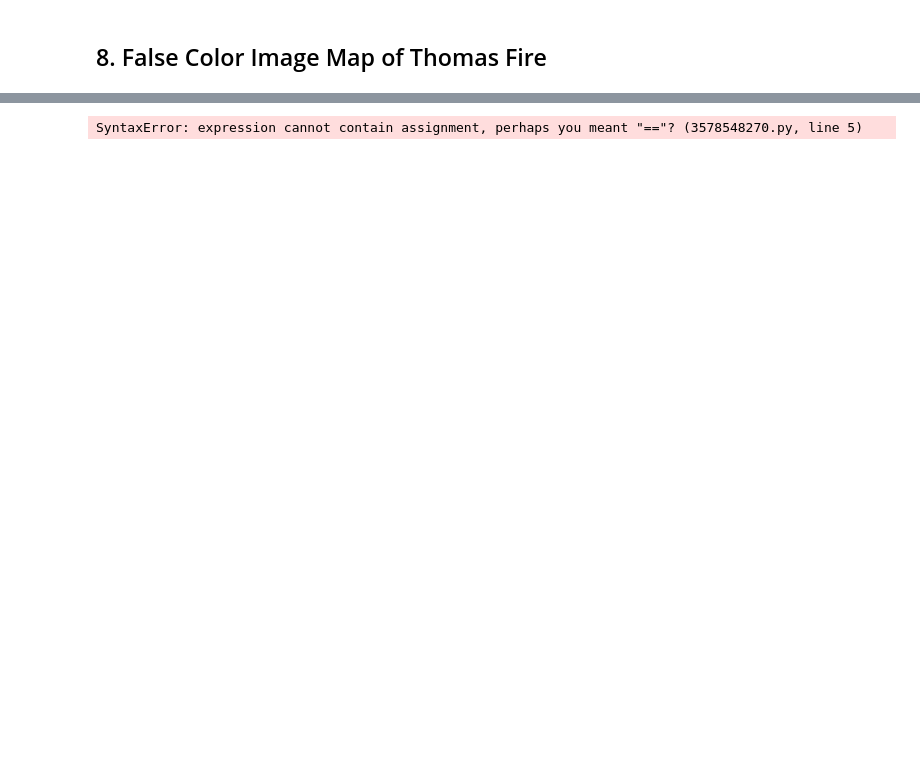
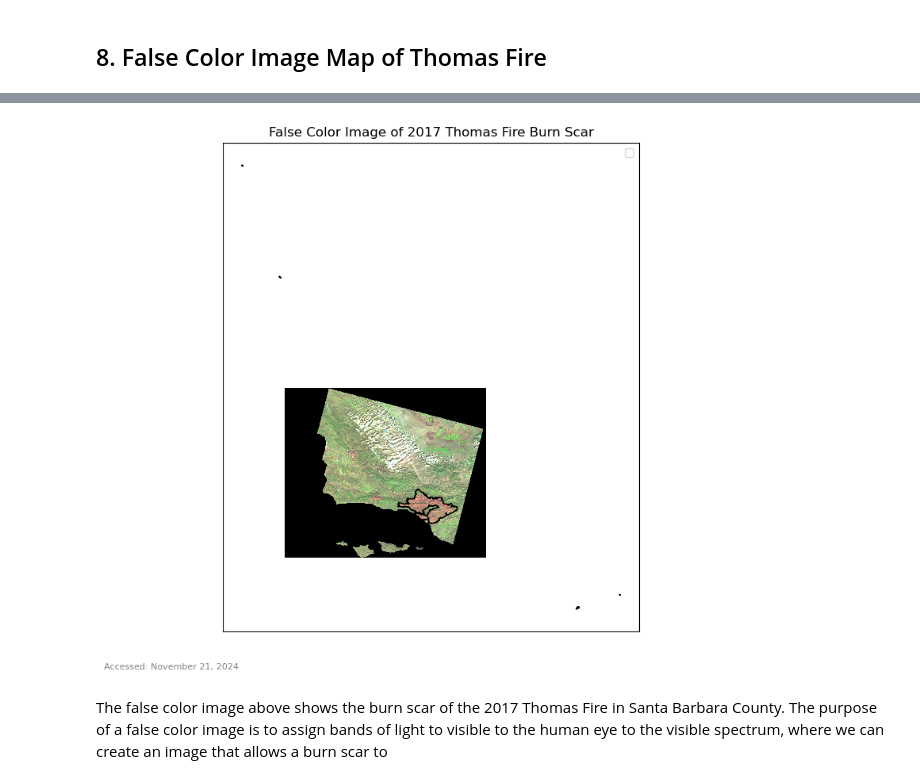
Before and after one commit to rfswick/eds220-hwk4, a Jupyter notebook: hwk4-task2-fire-scar-SWICK.ipynb, the cells around one changed output, grey strips where cells are left out. Saved outputs shown, nothing was run; the diff lists cells and outputs as text; code cells hidden in the pictures; blank space fills up the shorter version.

```diff
--- a/hwk4-task2-fire-scar-SWICK.ipynb
+++ b/hwk4-task2-fire-scar-SWICK.ipynb
@@ -123,26 +156,39 @@ false_color.plot.imshow(size=6,
 # %%
 # Plot
-fig, ax = plt.subplots()
-false_color.plot.imshow(ax=ax,
-                        robust=True,
-                        legend.show=True
-)
+fig, ax = plt.subplots(figsize=(10, 8))
 
-#false_color.plot.imshow(size=6,
- #                       aspect=false_color_aspect_ratio,
-  #                      robust=True
-   #                    )
+# Add landsat data
+landsat[['swir22', 'nir08', 'red']].to_array().plot.imshow(ax=ax,
+                                                           robust=True)
+
+# Add Thomas Fire Perimeter
+thomas_fire.plot(ax=ax,
+                 facecolor='none',
+                 edgecolor='black',
+                 legend=True)
+
 # Add title
-ax.set_title("False Color Map of 2017 Thomas Fire")
+ax.set_title("False Color Image of 2017 Thomas Fire Burn Scar")
+
+# Add legend
+plt.legend(thomas_fire, labels = ["Thomas Fire Perimeter"])
 
 # Remove axes ticks
 ax.set_xticks([])
 ax.set_yticks([])
 
 # Remove axes labels
 ax.set_xlabel("")
 ax.set_ylabel("")
 
+# Add credits
+plt.figtext(0.1, 0.05,
+            "Accessed: November 21, 2024",
+            fontsize=8,
+            color="grey")
+
 plt.show()
 # %% [output]
-SyntaxError: expression cannot contain assignment, perhaps you meant "=="? (3578548270.py, line 5)
+[figure, added]
+# %% [markdown]
+The false color image above shows the burn scar of the 2017 Thomas Fire in Santa Barbara County. The purpose of a false color image is to assign bands of light to visible to the human eye to the visible spectrum, where we can create an image that allows a burn scar to
```
Also changed, not shown: parts of 10 cells of this notebook.
